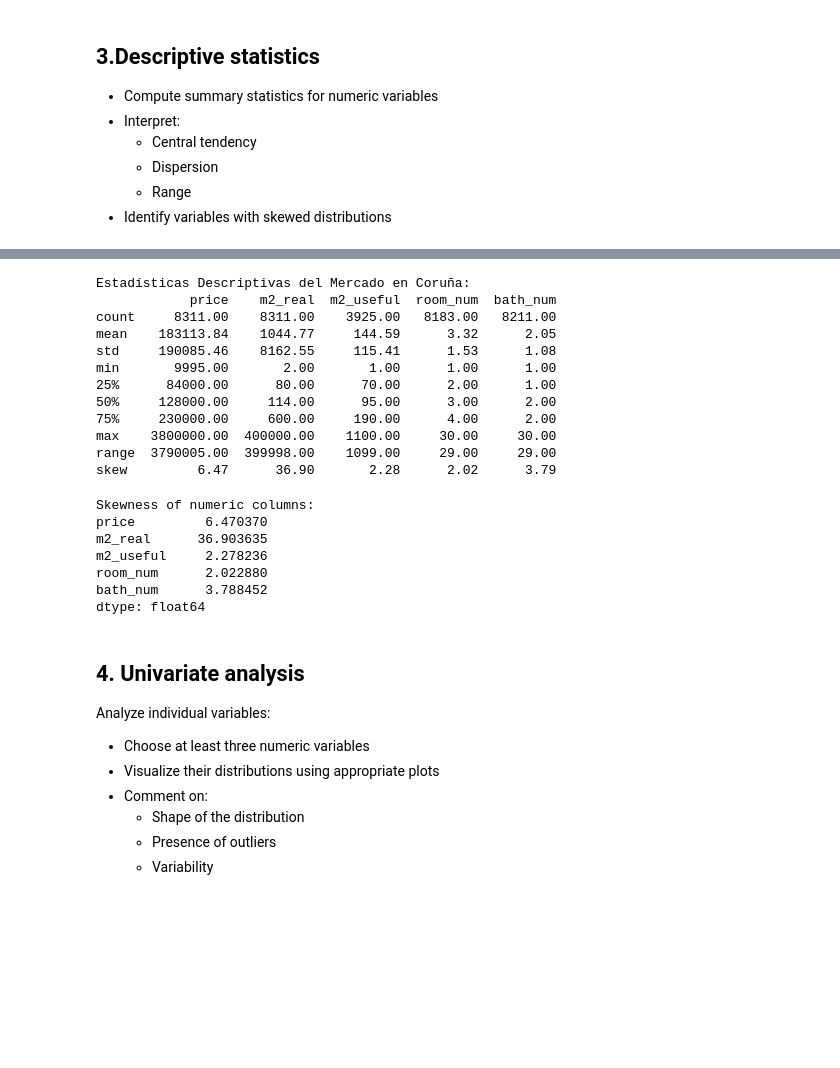
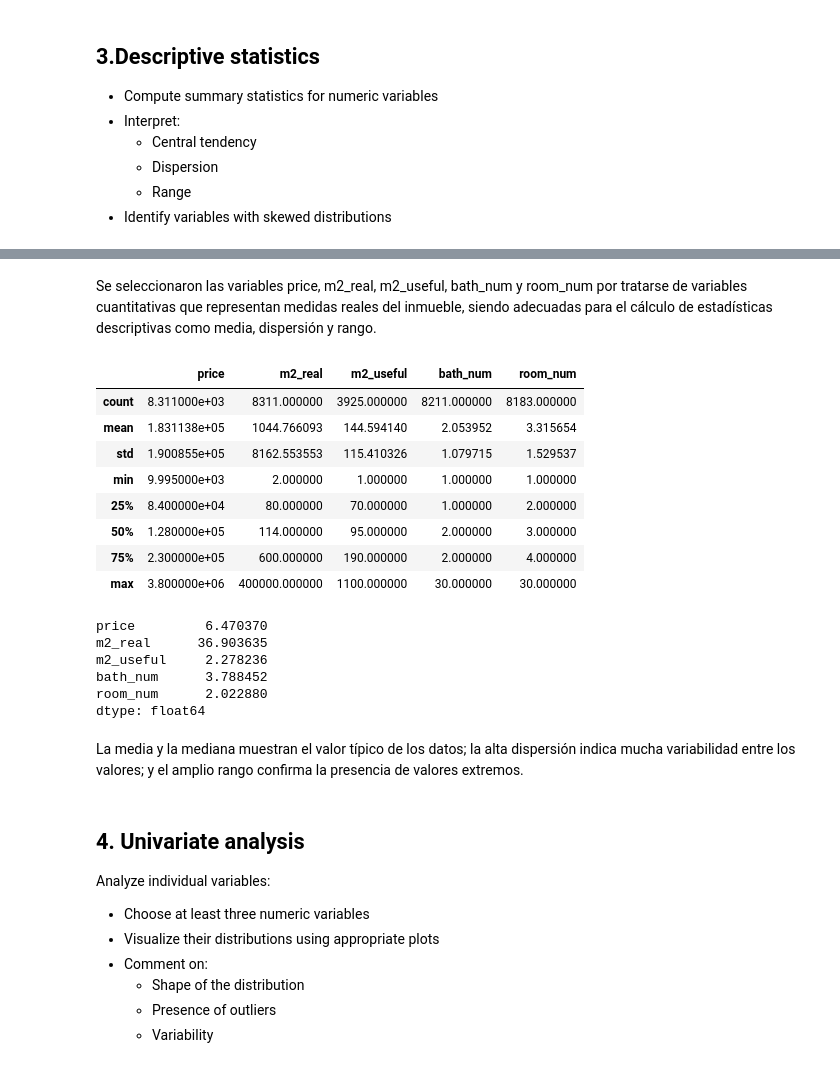
Before and after one commit to pauladata13/dataExploratory-, a Jupyter notebook: task_2.4_EDA_Housing_coruna.ipynb, the cells around one changed output, grey strips where cells are left out. Cells and saved outputs as stored; diff of their text form; code cells hidden in the pictures; blank space fills up the shorter version.

```diff
--- a/task_2.4_EDA_Housing_coruna.ipynb
+++ b/task_2.4_EDA_Housing_coruna.ipynb
@@ -215,0 +237,2 @@ df.describe(include='all')
+# %% [markdown]
+Se seleccionaron las variables price, m2_real, m2_useful, bath_num y room_num por tratarse de variables cuantitativas que representan medidas reales del inmueble, siendo adecuadas para el cálculo de estadísticas descriptivas como media, dispersión y rango.
@@ -216,52 +241,30 @@ df.describe(include='all')
 # %%
-summary = df.describe()
-print(summary)
+cols = ["price", "m2_real", "m2_useful", "bath_num", "room_num"]
+
+numeric_df = df[cols].apply(pd.to_numeric, errors="coerce")
+
+numeric_df.describe()
+# %% [output]
+|  | price | m2_real | m2_useful | bath_num | room_num |
+| count | 8.311000e+03 | 8311.000000 | 3925.000000 | 8211.000000 | 8183.000000 |
+| mean | 1.831138e+05 | 1044.766093 | 144.594140 | 2.053952 | 3.315654 |
+| std | 1.900855e+05 | 8162.553553 | 115.410326 | 1.079715 | 1.529537 |
+| min | 9.995000e+03 | 2.000000 | 1.000000 | 1.000000 | 1.000000 |
+| 25% | 8.400000e+04 | 80.000000 | 70.000000 | 1.000000 | 2.000000 |
+| 50% | 1.280000e+05 | 114.000000 | 95.000000 | 2.000000 | 3.000000 |
+| 75% | 2.300000e+05 | 600.000000 | 190.000000 | 2.000000 | 4.000000 |
+| max | 3.800000e+06 | 400000.000000 | 1100.000000 | 30.000000 | 30.000000 |
-# %%
-import pandas as pd
-
-cols_analisis = ['price', 'm2_real', 'm2_useful', 'room_num', 'bath_num']
-
-for col in cols_analisis:
-    df[col] = pd.to_numeric(df[col], errors='coerce')
-
-df_numeric = df[cols_analisis]
-
-
-summary = df_numeric.describe()
-
-
-summary.loc['range'] = df_numeric.max() - df_numeric.min()
-
-
-summary.loc['skew'] = df_numeric.skew()
-
-print("Estadísticas Descriptivas del Mercado en Coruña:")
-print(summary.round(2))
-# %% [output]
-Estadísticas Descriptivas del Mercado en Coruña:
-            price    m2_real  m2_useful  room_num  bath_num
-count     8311.00    8311.00    3925.00   8183.00   8211.00
-mean    183113.84    1044.77     144.59      3.32      2.05
-std     190085.46    8162.55     115.41      1.53      1.08
-min       9995.00       2.00       1.00      1.00      1.00
-25%      84000.00      80.00      70.00      2.00      1.00
-50%     128000.00     114.00      95.00      3.00      2.00
-75%     230000.00     600.00     190.00      4.00      2.00
-max    3800000.00  400000.00    1100.00     30.00     30.00
-range  3790005.00  399998.00    1099.00     29.00     29.00
-skew         6.47      36.90       2.28      2.02      3.79
-# %%
-skewness = df_numeric.skew()
-print("\nSkewness of numeric columns:")
-print(skewness)
-# %% [output]
-Skewness of numeric columns:
-price         6.470370
-m2_real      36.903635
-m2_useful     2.278236
-room_num      2.022880
-bath_num      3.788452
-dtype: float64
+# %%
+numeric_df.skew()
+# %% [output]
+price         6.470370
+m2_real      36.903635
+m2_useful     2.278236
+bath_num      3.788452
+room_num      2.022880
+dtype: float64
+# %% [markdown]
+La media y la mediana muestran el valor típico de los datos; la alta dispersión indica mucha variabilidad entre los valores; y el amplio rango confirma la presencia de valores extremos.
 # %% [markdown]
 ## 4. Univariate analysis
 Analyze individual variables:
```
Also changed, not shown: parts of 19 cells of this notebook.
